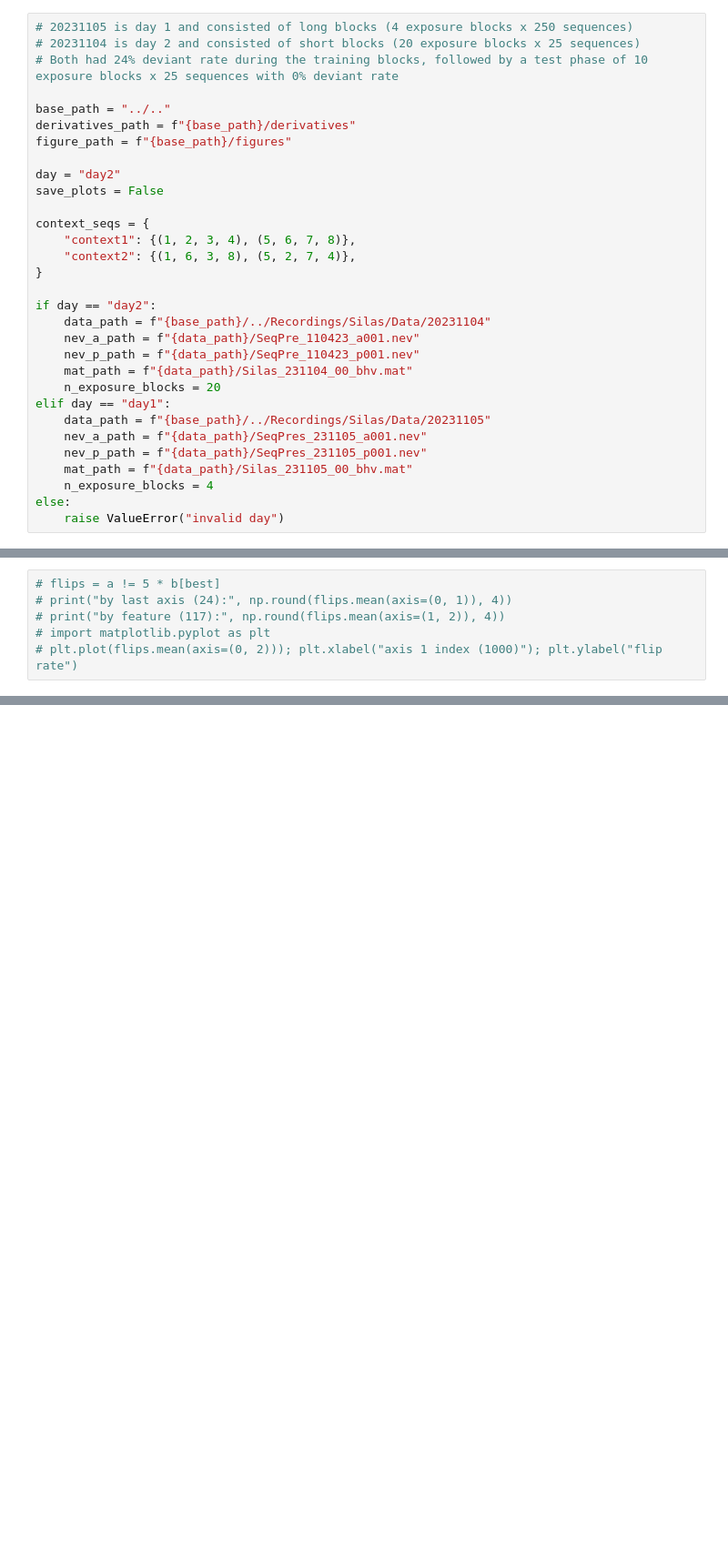
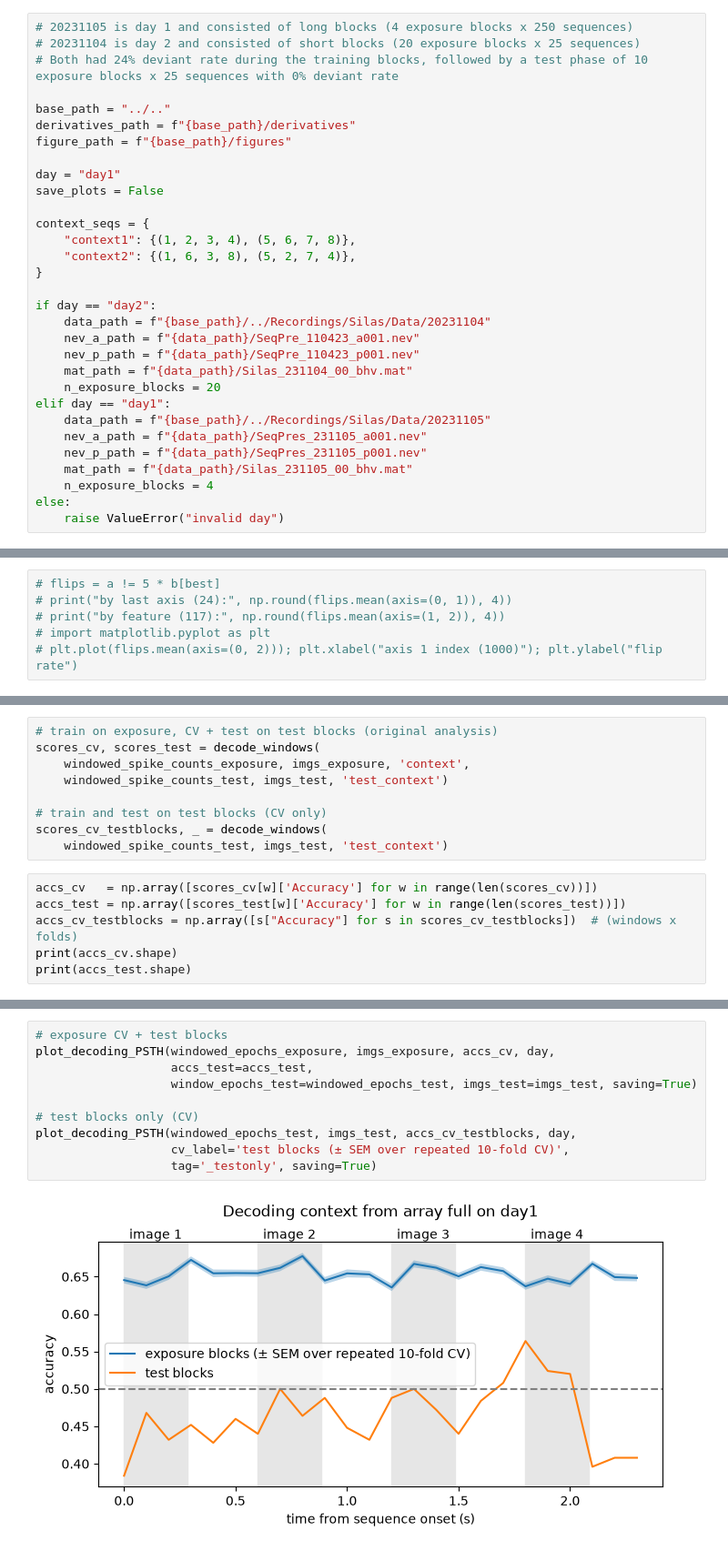
Before and after one commit to rishab-iyer1/passive_seq, a Jupyter notebook: src/decoding_ri/replicate_decoding.ipynb, the cells around one changed output, grey strips where cells are left out. Shown at 91% size. Cells and saved outputs as stored; diff of their text form; blank space fills up the shorter version.

Commit message:
results: train/test with repeated folds CV on test blocks; decoding acc is above chance. make decoding and plotting fns that are self-contained

```diff
--- a/src/decoding_ri/replicate_decoding.ipynb
+++ b/src/decoding_ri/replicate_decoding.ipynb
@@ -28,7 +28,7 @@ base_path = "../.."
 derivatives_path = f"{base_path}/derivatives"
 figure_path = f"{base_path}/figures"
 
-day = "day2"
+day = "day1"
 save_plots = False
 
 context_seqs = {
@@ -420,0 +430,15 @@ plt.show()
+# %%
+# train on exposure, CV + test on test blocks (original analysis)
+scores_cv, scores_test = decode_windows(
+    windowed_spike_counts_exposure, imgs_exposure, 'context',
+    windowed_spike_counts_test, imgs_test, 'test_context')
+
+# train and test on test blocks (CV only)
+scores_cv_testblocks, _ = decode_windows(
+    windowed_spike_counts_test, imgs_test, 'test_context')
+# %%
+accs_cv   = np.array([scores_cv[w]['Accuracy'] for w in range(len(scores_cv))])
+accs_test = np.array([scores_test[w]['Accuracy'] for w in range(len(scores_test))])
+accs_cv_testblocks = np.array([s["Accuracy"] for s in scores_cv_testblocks])  # (windows x folds)
+print(accs_cv.shape)
+print(accs_test.shape)
@@ -420,0 +448,12 @@ plt.show()
+# %%
+# exposure CV + test blocks
+plot_decoding_PSTH(windowed_epochs_exposure, imgs_exposure, accs_cv, day,
+                   accs_test=accs_test,
+                   window_epochs_test=windowed_epochs_test, imgs_test=imgs_test, saving=True)
+
+# test blocks only (CV)
+plot_decoding_PSTH(windowed_epochs_test, imgs_test, accs_cv_testblocks, day,
+                   cv_label='test blocks (± SEM over repeated 10-fold CV)',
+                   tag='_testonly', saving=True)
+# %% [output]
+[figure, added]
```
Also changed, not shown: parts of 10 cells of this notebook, 1 other file.
